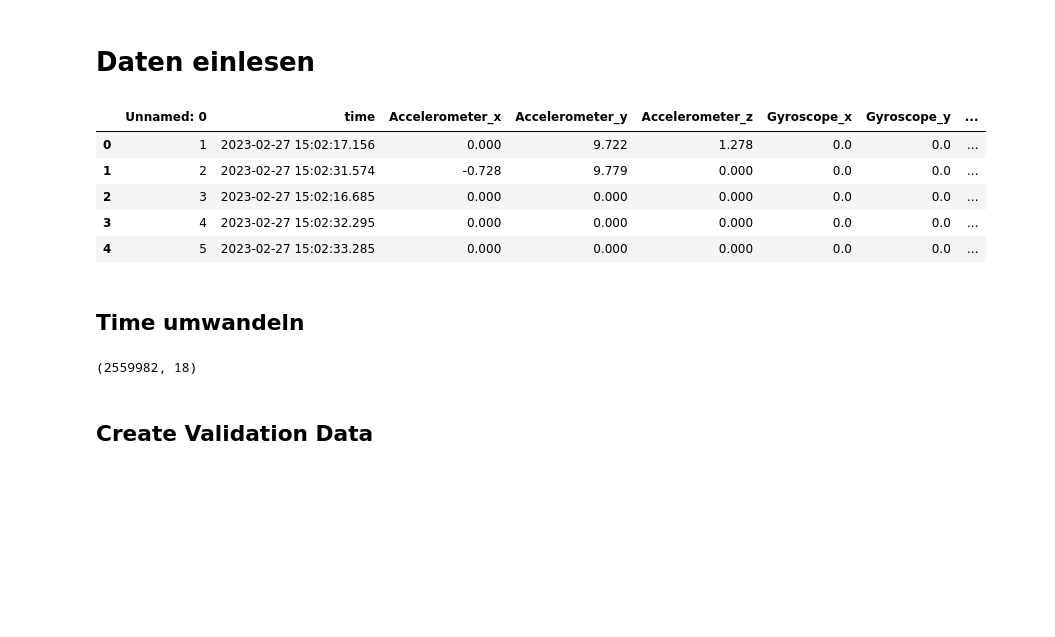
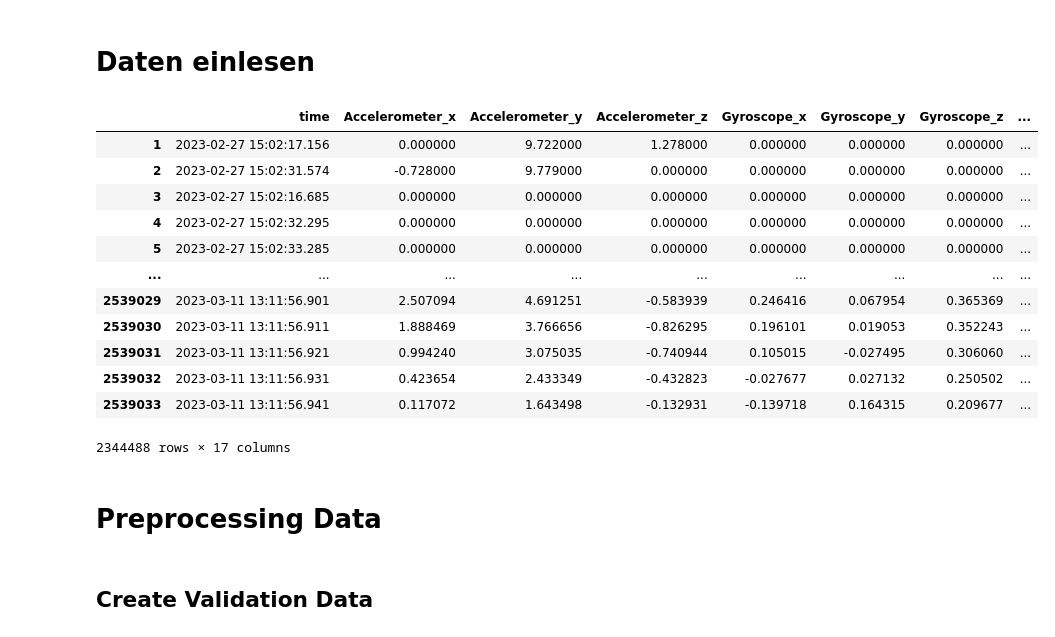
Before and after one commit to CDL1-Sensor/Sensor_Klassifikation-mit-Deep-Learning, a Jupyter notebook: DL-Modelle.ipynb, the cells around one changed output. Saved outputs shown, nothing was run; the diff lists cells and outputs as text; code cells hidden in the pictures; blank space fills up the shorter version.

```diff
--- a/DL-Modelle.ipynb
+++ b/DL-Modelle.ipynb
@@ -62,43 +58,48 @@ Note: you may need to restart the kernel to use updated packages.
 # %% [markdown]
 # Daten einlesen
-# %%
-from dataclasses import dataclass
-
-
-# Static Parameters
-@dataclass
-class Parameters:
-    batch_size: int = 128
-    epochs: int = 5
-    verbosity: str = "auto"
-    step_size: int = 374
-    number_folds: int = 2
-    output_size: int = 6
-    window_size = 400
-    step_size = 10
-    data_augmentation  = True
-# %%
-df = pd.read_csv("../Sensor_Data-Wrangling-und-EDA/Alle_Messungen_trimmed.csv")
-df.head()
-# %% [output]
-|  | Unnamed: 0 | time | Accelerometer_x | Accelerometer_y | Accelerometer_z | Gyroscope_x | Gyroscope_y | ... |
-| 0 | 1 | 2023-02-27 15:02:17.156 | 0.000 | 9.722 | 1.278 | 0.0 | 0.0 | ... |
-| 1 | 2 | 2023-02-27 15:02:31.574 | -0.728 | 9.779 | 0.000 | 0.0 | 0.0 | ... |
-| 2 | 3 | 2023-02-27 15:02:16.685 | 0.000 | 0.000 | 0.000 | 0.0 | 0.0 | ... |
-| 3 | 4 | 2023-02-27 15:02:32.295 | 0.000 | 0.000 | 0.000 | 0.0 | 0.0 | ... |
-| 4 | 5 | 2023-02-27 15:02:33.285 | 0.000 | 0.000 | 0.000 | 0.0 | 0.0 | ... |
-# %% [markdown]
-## Time umwandeln
 # %%
+# Static Parameters
+@dataclass
+class Parameters:
+    batch_size: int = 64
+    epochs: int = 10
+    verbosity: str = "auto"
+    step_size: int = 1000
+    number_folds: int = 6
+    output_size: int = 6
+    window_size = 400
+    step_size = 10
+    data_augmentation  = False
+
+
+# Getrimmte Sensordaten einlesen
+df = pd.read_csv("../Sensor_Data-Wrangling-und-EDA/Alle_Messungen_trimmed.csv", index_col=0)
+display(df)
+
 # convert the string time column to datetime
 epoch = pd.Timestamp("1970-01-01")
 
+# Time column into datetime
 df["time"] = pd.to_datetime(df["time"])
+
+# Time column into milliseconds
 df["time"] = (df["time"] - epoch).apply(lambda x: int(x.total_seconds() * 1000))
-
-print(df.shape)
 # %% [output]
+|  | time | Accelerometer_x | Accelerometer_y | Accelerometer_z | Gyroscope_x | Gyroscope_y | Gyroscope_z | ... |
+| 1 | 2023-02-27 15:02:17.156 | 0.000000 | 9.722000 | 1.278000 | 0.000000 | 0.000000 | 0.000000 | ... |
+| 2 | 2023-02-27 15:02:31.574 | -0.728000 | 9.779000 | 0.000000 | 0.000000 | 0.000000 | 0.000000 | ... |
+| 3 | 2023-02-27 15:02:16.685 | 0.000000 | 0.000000 | 0.000000 | 0.000000 | 0.000000 | 0.000000 | ... |
+| 4 | 2023-02-27 15:02:32.295 | 0.000000 | 0.000000 | 0.000000 | 0.000000 | 0.000000 | 0.000000 | ... |
+| 5 | 2023-02-27 15:02:33.285 | 0.000000 | 0.000000 | 0.000000 | 0.000000 | 0.000000 | 0.000000 | ... |
+| ... | ... | ... | ... | ... | ... | ... | ... | ... |
+| 2539029 | 2023-03-11 13:11:56.901 | 2.507094 | 4.691251 | -0.583939 | 0.246416 | 0.067954 | 0.365369 | ... |
+| 2539030 | 2023-03-11 13:11:56.911 | 1.888469 | 3.766656 | -0.826295 | 0.196101 | 0.019053 | 0.352243 | ... |
+| 2539031 | 2023-03-11 13:11:56.921 | 0.994240 | 3.075035 | -0.740944 | 0.105015 | -0.027495 | 0.306060 | ... |
+| 2539032 | 2023-03-11 13:11:56.931 | 0.423654 | 2.433349 | -0.432823 | -0.027677 | 0.027132 | 0.250502 | ... |
+| 2539033 | 2023-03-11 13:11:56.941 | 0.117072 | 1.643498 | -0.132931 | -0.139718 | 0.164315 | 0.209677 | ... |
-(2559982, 18)
+2344488 rows × 17 columns
+# %% [markdown]
+# Preprocessing Data
 # %% [markdown]
 ## Create Validation Data
 # %%
```
Also changed, not shown: parts of 19 cells of this notebook, 19 other files.
